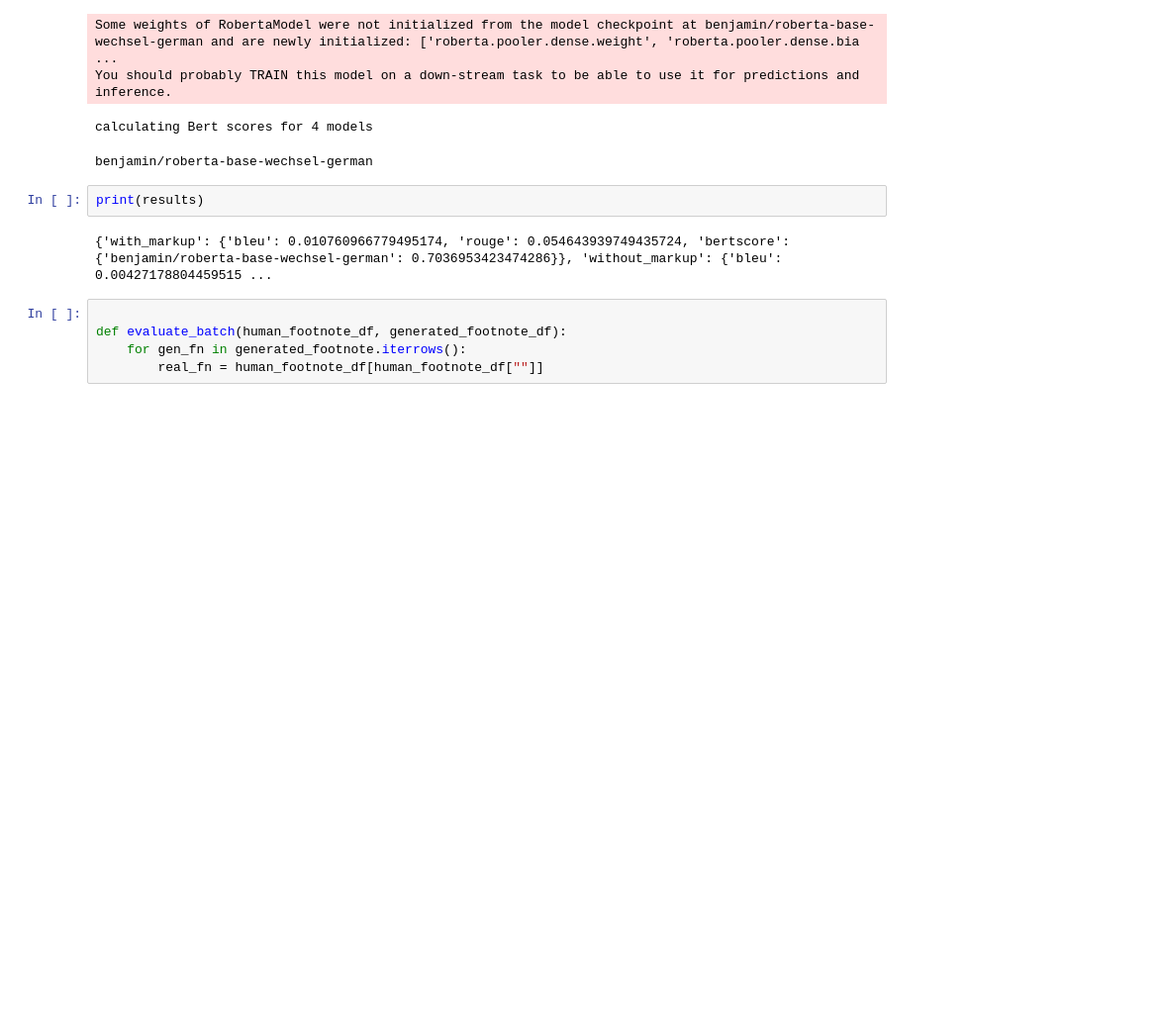
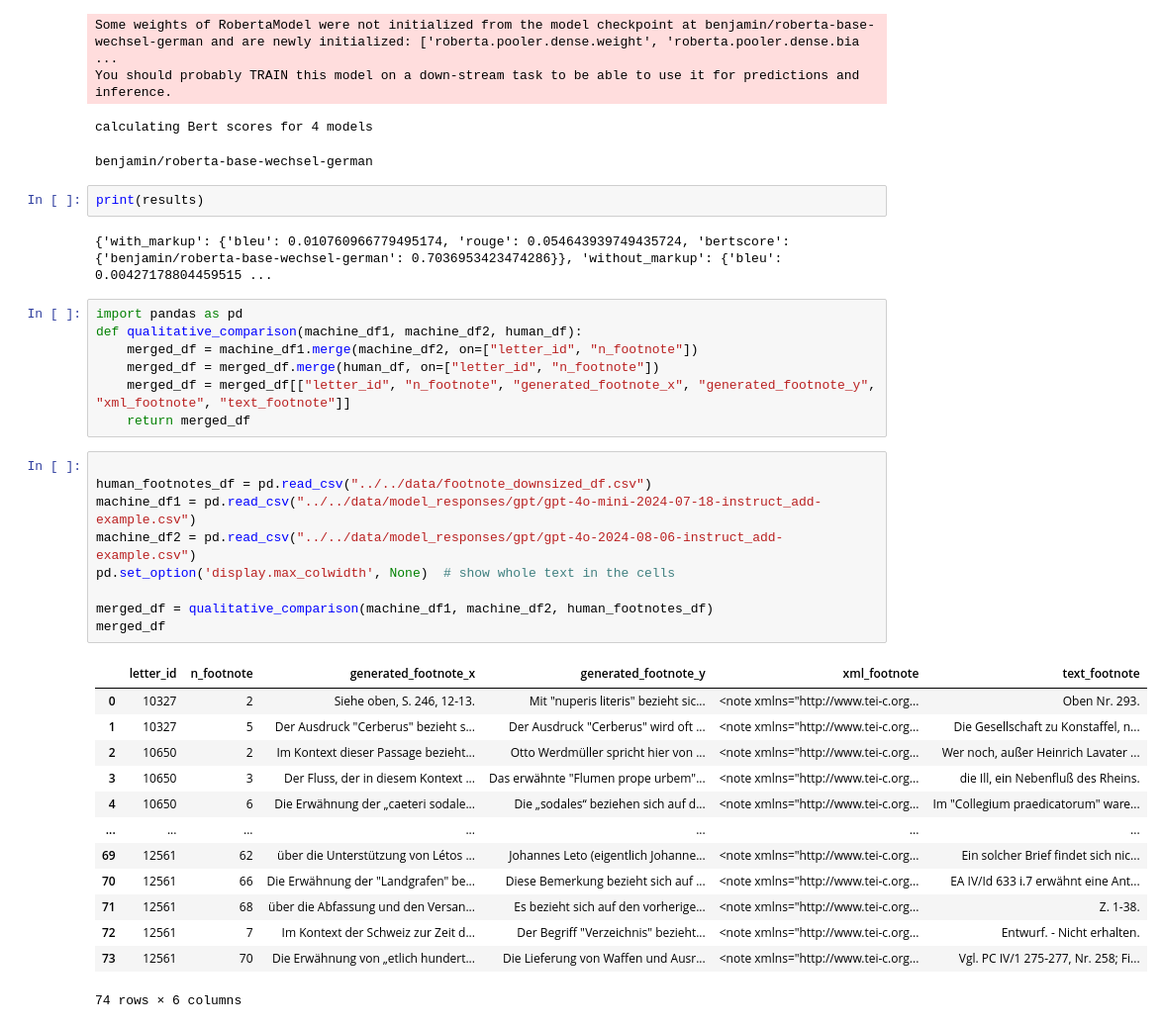
Before and after one commit to Boffl/BullingerDigitalLMFootnotes, a Jupyter notebook: generate_FNs_GPT/call_gpt.ipynb, the cells around one changed output. Shown: that part at 99% size. Drawn from its saved outputs; the diff is of its cells as text; blank space fills up the shorter version.

Commit message:
show Dataframes for qualitative comparison

```diff
--- a/generate_FNs_GPT/call_gpt.ipynb
+++ b/generate_FNs_GPT/call_gpt.ipynb
@@ -878,8 +878,33 @@ benjamin/roberta-base-wechsel-german
 print(results)
 # %% [output]
 {'with_markup': {'bleu': 0.010760966779495174, 'rouge': 0.054643939749435724, 'bertscore': {'benjamin/roberta-base-wechsel-german': 0.7036953423474286}}, 'without_markup': {'bleu': 0.00427178804459515 ...
-# %%
-
-def evaluate_batch(human_footnote_df, generated_footnote_df):
-    for gen_fn in generated_footnote.iterrows():
-        real_fn = human_footnote_df[human_footnote_df[""]]
+# %%
+import pandas as pd
+def qualitative_comparison(machine_df1, machine_df2, human_df):
+    merged_df = machine_df1.merge(machine_df2, on=["letter_id", "n_footnote"])
+    merged_df = merged_df.merge(human_df, on=["letter_id", "n_footnote"])
+    merged_df = merged_df[["letter_id", "n_footnote", "generated_footnote_x", "generated_footnote_y", "xml_footnote", "text_footnote"]]
+    return merged_df
+# %%
+
+human_footnotes_df = pd.read_csv("../../data/footnote_downsized_df.csv")
+machine_df1 = pd.read_csv("../../data/model_responses/gpt/gpt-4o-mini-2024-07-18-instruct_add-example.csv")
+machine_df2 = pd.read_csv("../../data/model_responses/gpt/gpt-4o-2024-08-06-instruct_add-example.csv")
+pd.set_option('display.max_colwidth', None)  # show whole text in the cells
+
+merged_df = qualitative_comparison(machine_df1, machine_df2, human_footnotes_df)
+merged_df
+# %% [output]
+|  | letter_id | n_footnote | generated_footnote_x | generated_footnote_y | xml_footnote | text_footnote |
+| 0 | 10327 | 2 | Siehe oben, S. 246, 12-13. | Mit "nuperis literis" bezieht sic... | <note xmlns="http://www.tei-c.org... | Oben Nr. 293. |
+| 1 | 10327 | 5 | Der Ausdruck "Cerberus" bezieht s... | Der Ausdruck "Cerberus" wird oft ... | <note xmlns="http://www.tei-c.org... | Die Gesellschaft zu Konstaffel, n... |
+| 2 | 10650 | 2 | Im Kontext dieser Passage bezieht... | Otto Werdmüller spricht hier von ... | <note xmlns="http://www.tei-c.org... | Wer noch, außer Heinrich Lavater ... |
+| 3 | 10650 | 3 | Der Fluss, der in diesem Kontext ... | Das erwähnte "Flumen prope urbem"... | <note xmlns="http://www.tei-c.org... | die Ill, ein Nebenfluß des Rheins. |
+| 4 | 10650 | 6 | Die Erwähnung der „caeteri sodale... | Die „sodales“ beziehen sich auf d... | <note xmlns="http://www.tei-c.org... | Im "Collegium praedicatorum" ware... |
+| ... | ... | ... | ... | ... | ... | ... |
+| 69 | 12561 | 62 | über die Unterstützung von Létos ... | Johannes Leto (eigentlich Johanne... | <note xmlns="http://www.tei-c.org... | Ein solcher Brief findet sich nic... |
+| 70 | 12561 | 66 | Die Erwähnung der "Landgrafen" be... | Diese Bemerkung bezieht sich auf ... | <note xmlns="http://www.tei-c.org... | EA IV/Id 633 i.7 erwähnt eine Ant... |
+| 71 | 12561 | 68 | über die Abfassung und den Versan... | Es bezieht sich auf den vorherige... | <note xmlns="http://www.tei-c.org... | Z. 1-38. |
+| 72 | 12561 | 7 | Im Kontext der Schweiz zur Zeit d... | Der Begriff "Verzeichnis" bezieht... | <note xmlns="http://www.tei-c.org... | Entwurf. - Nicht erhalten. |
+| 73 | 12561 | 70 | Die Erwähnung von „etlich hundert... | Die Lieferung von Waffen und Ausr... | <note xmlns="http://www.tei-c.org... | Vgl. PC IV/1 275-277, Nr. 258; Fi... |
+74 rows × 6 columns
```
